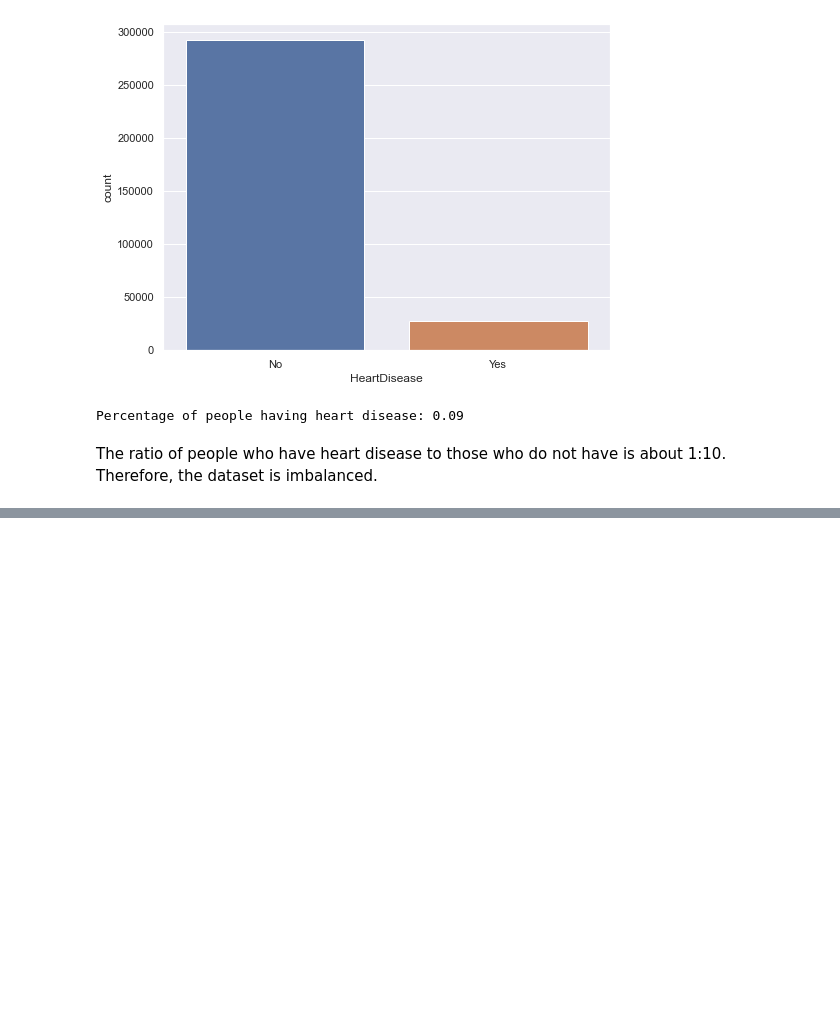
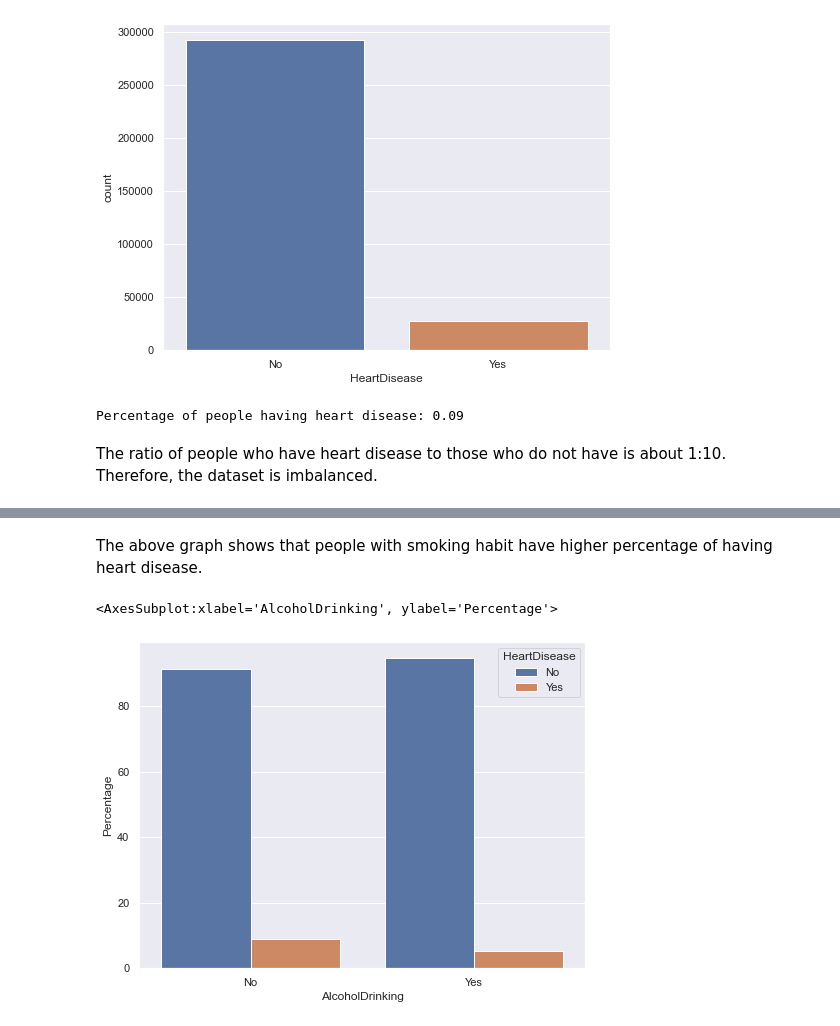
Before and after one commit to YulinLi98/INDE_577_Repo, a Jupyter notebook: Exploratory Data Analysis.ipynb, the cells around one changed output, grey strips where cells are left out. Saved outputs shown, nothing was run; the diff lists cells and outputs as text; code cells hidden in the pictures; blank space fills up the shorter version.

```diff
--- a/Exploratory Data Analysis.ipynb
+++ b/Exploratory Data Analysis.ipynb
@@ -87,0 +97,11 @@ We can see that the distributions of BMI for people having heart disease and not
+# %% [markdown]
+The above graph shows that people with smoking habit have higher percentage of having heart disease.
+# %%
+#HeartDisease by AlcoholDrinking
+df_perc = df.groupby('AlcoholDrinking')['HeartDisease'].value_counts(normalize=True).rename('Percentage').mul(100).reset_index().sort_values('AlcoholDrinking')
+
+plt.subplots(figsize=(8,6))
+sns.barplot(x='AlcoholDrinking', y='Percentage', hue='HeartDisease', data=df_perc)
+# %% [output]
+<AxesSubplot:xlabel='AlcoholDrinking', ylabel='Percentage'>
+[figure, added]
```
Also changed, not shown: parts of 16 cells of this notebook.
